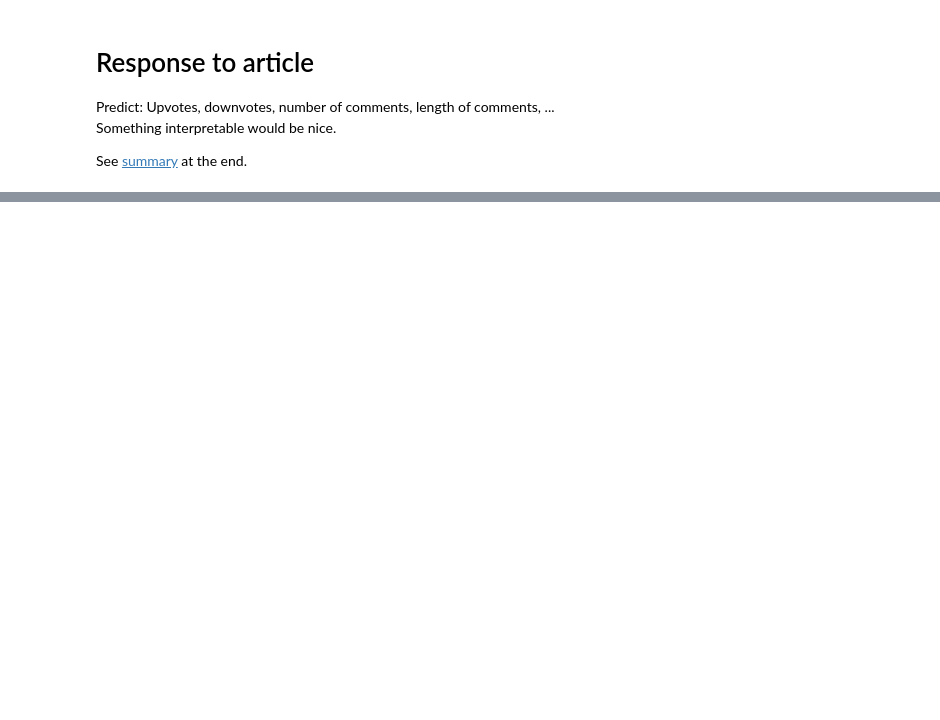
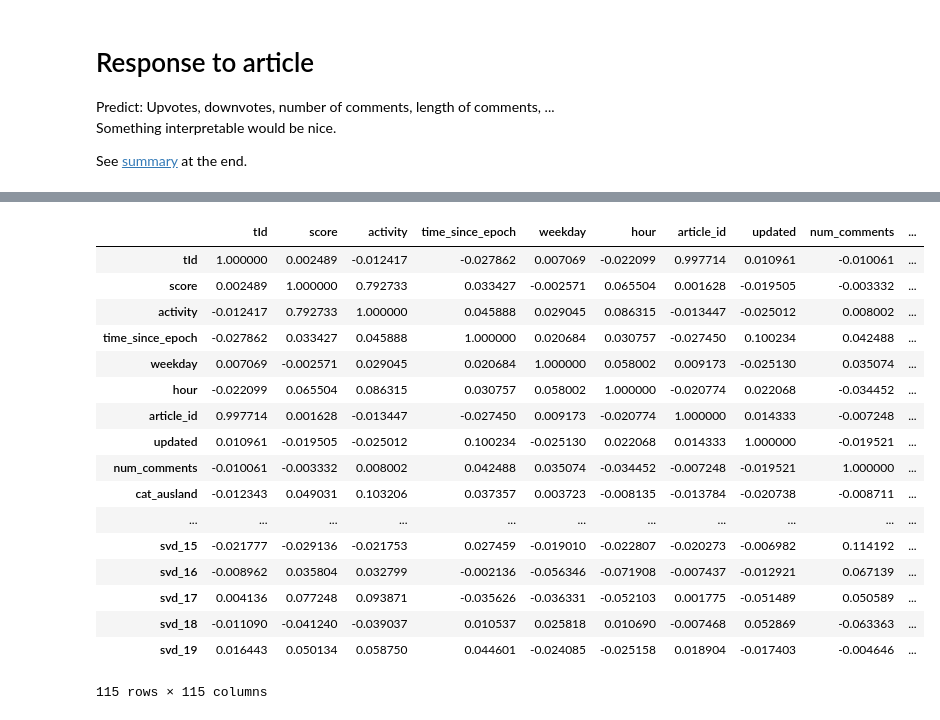
Before and after one commit to fdelia/bots, a Jupyter notebook: 6_predict_response_to_article_stacked.ipynb, the cells around one changed output, grey strips where cells are left out. Cells and saved outputs as stored; diff of their text form; code cells hidden in the pictures; blank space fills up the shorter version.

```diff
--- a/6_predict_response_to_article_stacked.ipynb
+++ b/6_predict_response_to_article_stacked.ipynb
@@ -139 +104,63 @@ df.corr()
+# %%
+# Prepare data
+
+#temp2 = pd.get_dummies(df_merge[['tId', 'art_first_weekday']], prefix='art_wd_', columns=['art_first_weekday'])
+# Merge here first because of index!
+#df = df_merge.merge(temp2, on='tId')
+df = pd.get_dummies(df_merge, columns=['art_first_weekday'])
+
+# Unused categories, drop them
+df = df.drop(['cat_playview', 'cat_play'], axis=1)
+
+# https://de.wikipedia.org/wiki/Liste_der_h%C3%A4ufigsten_W%C3%B6rter_der_deutschen_Sprache
+stop_words = "die, der, und, in, zu, den, das, nicht, von, sie, ist, des, sich, mit, dem, dass, er, es, ein, ich, auf, so, eine, auch, als, an, nach, wie, im, für, "
+stop_words += "man, aber, aus, durch, wenn, nur, war, noch, werden, bei, hat, wir, was, wird, sein, einen, welche, sind, oder, zur, um, haben, einer, mir, über, ihm, diese, einem, ihr, uns, "
+stop_words += "da, zum, kann, doch, vor, dieser, mich, ihn, du, hatte, seine, mehr, am, denn, nun, unter, sehr, selbst, schon, hier, im,"
+stop_words += "bis, habe, ihre, dann, ihnen, seiner, alle, wieder, meine, Zeit, gegen, vom, ganz, einzelnen, wo, muss, ohne, eines, können, sei"
+stop_words = stop_words.lower().split(', ')
+
+# add text features: text -> tfidf -> TruncatedSVD -> feed to models -> X
+from sklearn.feature_extraction.text import TfidfVectorizer
+from sklearn.decomposition import TruncatedSVD
+
+vect = TfidfVectorizer(stop_words=stop_words)
+res = vect.fit_transform(df[['text']].values.ravel())
+
+svd = TruncatedSVD(n_components=20, n_iter=5)
+res = svd.fit_transform(res)
+
+res = pd.DataFrame(res).add_prefix('svd_')
+df = pd.concat([df, res], axis=1)
+
+# Memory optimization
+# Technical stuff, contributes nothing to analysis
+conv = df.select_dtypes(include=['int', 'float']).apply(pd.to_numeric,downcast='unsigned')
+df[conv.columns] = conv
+
+# Get pearson co-efficients
+df.corr()
+#df.info()
+#colormap = plt.cm.viridis
+#plt.figure(figsize=(12,12))
+#plt.title('Pearson Correlation of Features', y=1.05, size=15)
+#sns.heatmap(df.corr(),linewidths=0.1,vmax=1.0, square=True, cmap=colormap, linecolor='white', annot=True)
+# %% [output]
+|  | tId | score | activity | time_since_epoch | weekday | hour | article_id | updated | num_comments | ... |
+| tId | 1.000000 | 0.002489 | -0.012417 | -0.027862 | 0.007069 | -0.022099 | 0.997714 | 0.010961 | -0.010061 | ... |
+| score | 0.002489 | 1.000000 | 0.792733 | 0.033427 | -0.002571 | 0.065504 | 0.001628 | -0.019505 | -0.003332 | ... |
+| activity | -0.012417 | 0.792733 | 1.000000 | 0.045888 | 0.029045 | 0.086315 | -0.013447 | -0.025012 | 0.008002 | ... |
+| time_since_epoch | -0.027862 | 0.033427 | 0.045888 | 1.000000 | 0.020684 | 0.030757 | -0.027450 | 0.100234 | 0.042488 | ... |
+| weekday | 0.007069 | -0.002571 | 0.029045 | 0.020684 | 1.000000 | 0.058002 | 0.009173 | -0.025130 | 0.035074 | ... |
+| hour | -0.022099 | 0.065504 | 0.086315 | 0.030757 | 0.058002 | 1.000000 | -0.020774 | 0.022068 | -0.034452 | ... |
+| article_id | 0.997714 | 0.001628 | -0.013447 | -0.027450 | 0.009173 | -0.020774 | 1.000000 | 0.014333 | -0.007248 | ... |
+| updated | 0.010961 | -0.019505 | -0.025012 | 0.100234 | -0.025130 | 0.022068 | 0.014333 | 1.000000 | -0.019521 | ... |
+| num_comments | -0.010061 | -0.003332 | 0.008002 | 0.042488 | 0.035074 | -0.034452 | -0.007248 | -0.019521 | 1.000000 | ... |
+| cat_ausland | -0.012343 | 0.049031 | 0.103206 | 0.037357 | 0.003723 | -0.008135 | -0.013784 | -0.020738 | -0.008711 | ... |
+| ... | ... | ... | ... | ... | ... | ... | ... | ... | ... | ... |
+| svd_15 | -0.021777 | -0.029136 | -0.021753 | 0.027459 | -0.019010 | -0.022807 | -0.020273 | -0.006982 | 0.114192 | ... |
+| svd_16 | -0.008962 | 0.035804 | 0.032799 | -0.002136 | -0.056346 | -0.071908 | -0.007437 | -0.012921 | 0.067139 | ... |
+| svd_17 | 0.004136 | 0.077248 | 0.093871 | -0.035626 | -0.036331 | -0.052103 | 0.001775 | -0.051489 | 0.050589 | ... |
+| svd_18 | -0.011090 | -0.041240 | -0.039037 | 0.010537 | 0.025818 | 0.010690 | -0.007468 | 0.052869 | -0.063363 | ... |
+| svd_19 | 0.016443 | 0.050134 | 0.058750 | 0.044601 | -0.024085 | -0.025158 | 0.018904 | -0.017403 | -0.004646 | ... |
+115 rows × 115 columns
 # %%
```
Also changed, not shown: parts of 9 cells of this notebook, 1 other file.
